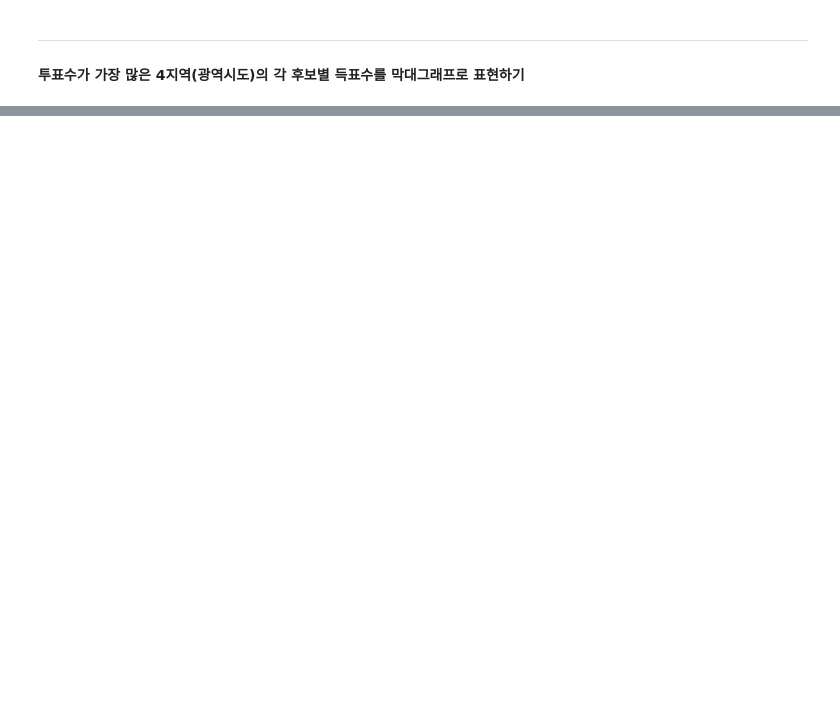
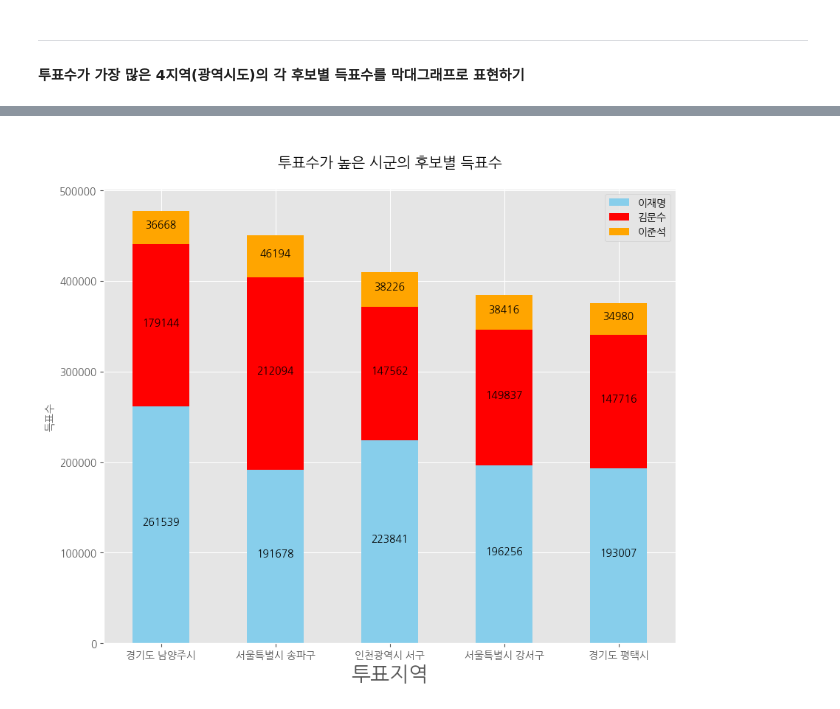
Before and after one commit to Hgracefield/dataAnalysis, a Jupyter notebook: Note/09.대선자료시각화_21대.ipynb, the cells around one changed output, grey strips where cells are left out. Saved outputs shown, nothing was run; the diff lists cells and outputs as text; code cells hidden in the pictures; blank space fills up the shorter version.

```diff
--- a/Note/09.대선자료시각화_21대.ipynb
+++ b/Note/09.대선자료시각화_21대.ipynb
@@ -643,0 +603,85 @@ plt.show()
+# %%
+plt.style.use('ggplot')
+
+election_city5.plot(
+    kind = 'bar',
+    stacked = True, # 누적 막대 그래프
+    figsize=(10,8),
+    color = ['skyblue','red','orange']
+
+)
+
+plt.xticks(rotation = 0, fontsize = 10)
+plt.title('\n투표수가 높은 시군의 후보별 득표수\n')
+plt.xlabel('투표지역', size = 20)
+plt.ylabel('득표수', size = 10)
+
+
+
+
+# plt.annotate(
+#     "f'{election_city5.iloc[0,2]}'",
+#     xy = (0, election_city5.iloc[0,2]/2),
+#     va = 'baseline',
+#     ha = 'center',
+#     fontsize=10
+# )
+
+# plt.annotate(
+#     '김문수',
+#     xy = (0, election_city5.iloc[0,2] + election_city5.iloc[0,3]/2),
+#     va = 'baseline',
+#     ha = 'center',
+#     fontsize=10
+# )
+# plt.annotate(
+#     '이준석',
+#     xy = (0, election_city5.iloc[0,2] + election_city5.iloc[0,3] + election_city5.iloc[0,4]/2),
+#     va = 'baseline',
+#     ha = 'center',
+#     fontsize=10
+# )
+
+
+
+for n in range(0, 4+1):
+     for m in range(0,2+1):
+           plt.annotate(
+            f'{election_city5.iloc[n,m]}',
+            xy = (n, election_city5.iloc[n,0:m].sum()+election_city5.iloc[n,m]/2),
+            va = 'baseline',
+            ha = 'center',
+            fontsize=10
+        )
+
+
+# for j in range(0,4+1):
+#     for i in range(0,2+1):
+#             plt.annotate(
+#                 f'{top5.iloc[j,i]:,}',
+#                 xy= (j, top5.iloc[j,0:i].sum()+top5.iloc[j,i]/2),
+#                 rotation= 0,
+#                 va= 'baseline',
+#                 ha= 'center',
+#             )
+
+
+# for n in range(0,4+1):
+#     sum = 0
+#     for m in range(2,5):
+#         plt.annotate(
+#             f'{election_city5.iloc[n,m]}',
+#             xy = (n, sum + election_city5.iloc[n,m]/2),
+#             va = 'baseline',
+#             ha = 'center',
+#             fontsize=10
+#         )
+#         sum+=election_city5.iloc[n,m]
+
+
+
+
+
+plt.show()
+# %% [output]
+[figure, added]
```
Also changed, not shown: parts of 38 cells of this notebook, 10 other files.
